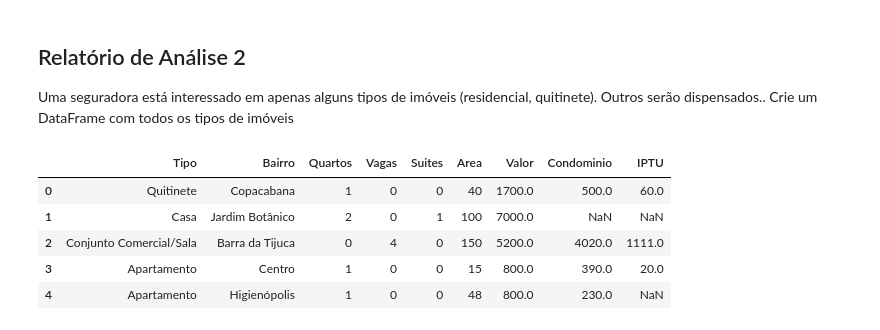
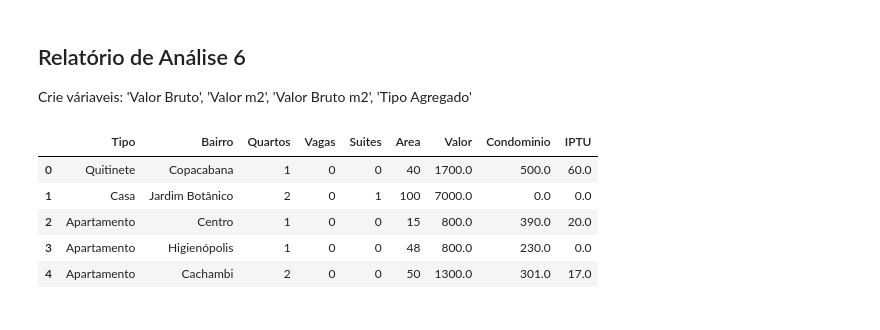
Before and after one commit to ciqueti/Curso-Pandas, a Jupyter notebook: teste.ipynb, the cells around one changed output. Drawn from its saved outputs; the diff is of its cells as text; code cells hidden in the pictures.

```diff
--- a/teste.ipynb
+++ b/teste.ipynb
@@ -1,16 +1,14 @@
-# %% [markdown]
-## Relatório de Análise 2
-Uma seguradora está interessado em apenas alguns tipos de imóveis (residencial, quitinete). Outros serão dispensados..
-Crie um DataFrame com todos os tipos de imóveis
+# %% [markdown]
+## Relatório de Análise 6
+Crie váriaveis: 'Valor Bruto', 'Valor m2', 'Valor Bruto m2', 'Tipo Agregado'
 # %%
 import pandas as pd
+df = pd.read_csv('dados/aluguel_residencial_t.csv', sep=';')
+df.head()
+# %% [output]
+|  | Tipo | Bairro | Quartos | Vagas | Suites | Area | Valor | Condominio | IPTU |
+| 0 | Quitinete | Copacabana | 1 | 0 | 0 | 40 | 1700.0 | 500.0 | 60.0 |
+| 1 | Casa | Jardim Botânico | 2 | 0 | 1 | 100 | 7000.0 | 0.0 | 0.0 |
+| 2 | Apartamento | Centro | 1 | 0 | 0 | 15 | 800.0 | 390.0 | 20.0 |
+| 3 | Apartamento | Higienópolis | 1 | 0 | 0 | 48 | 800.0 | 230.0 | 0.0 |
+| 4 | Apartamento | Cachambi | 2 | 0 | 0 | 50 | 1300.0 | 301.0 | 17.0 |
-# %%
-df = pd.read_csv('dados/aluguel.csv',sep=';')
-df.head()
-# %% [output]
-|  | Tipo | Bairro | Quartos | Vagas | Suites | Area | Valor | Condominio | IPTU |
-| 0 | Quitinete | Copacabana | 1 | 0 | 0 | 40 | 1700.0 | 500.0 | 60.0 |
-| 1 | Casa | Jardim Botânico | 2 | 0 | 1 | 100 | 7000.0 | NaN | NaN |
-| 2 | Conjunto Comercial/Sala | Barra da Tijuca | 0 | 4 | 0 | 150 | 5200.0 | 4020.0 | 1111.0 |
-| 3 | Apartamento | Centro | 1 | 0 | 0 | 15 | 800.0 | 390.0 | 20.0 |
-| 4 | Apartamento | Higienópolis | 1 | 0 | 0 | 48 | 800.0 | 230.0 | NaN |
```
Also changed, not shown: parts of 22 cells of this notebook, 7 other files.
